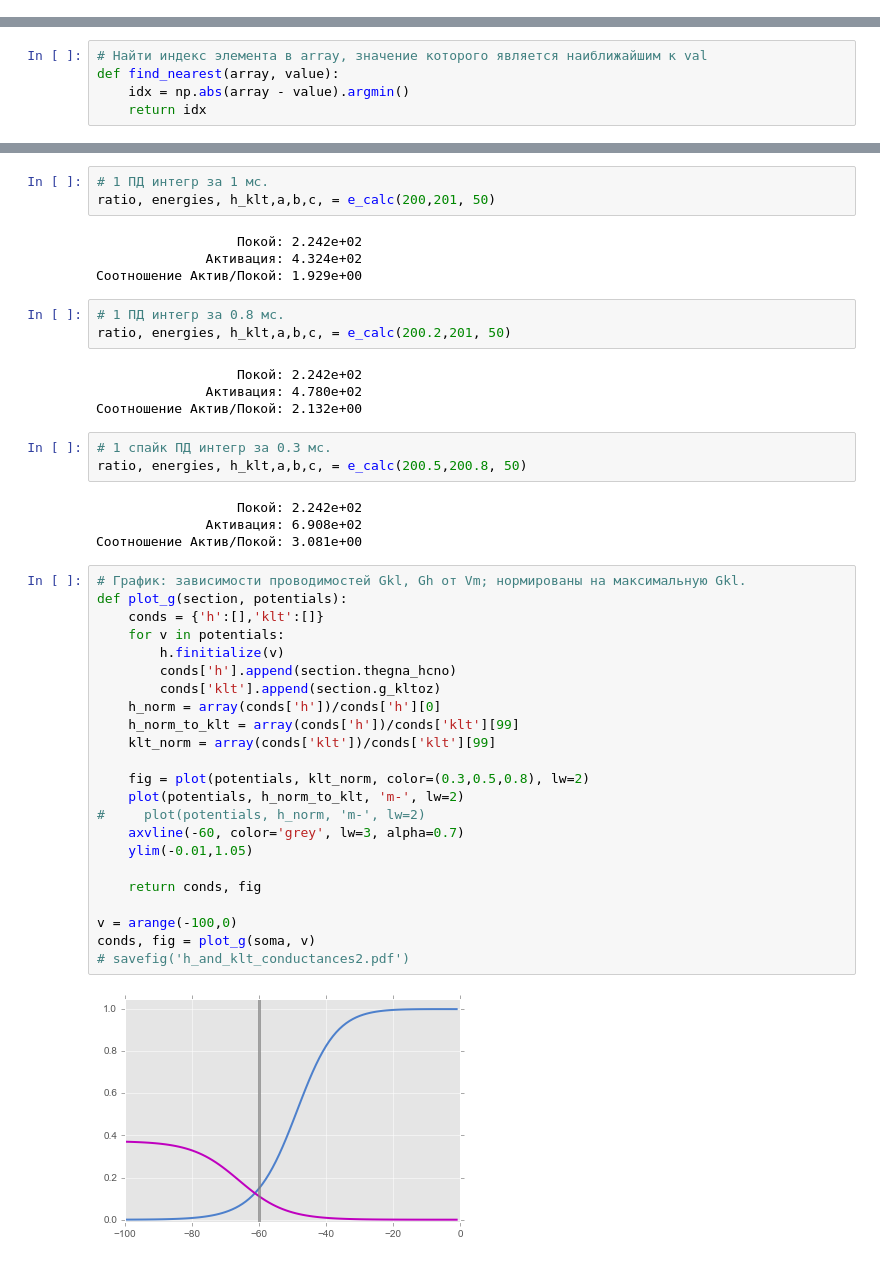
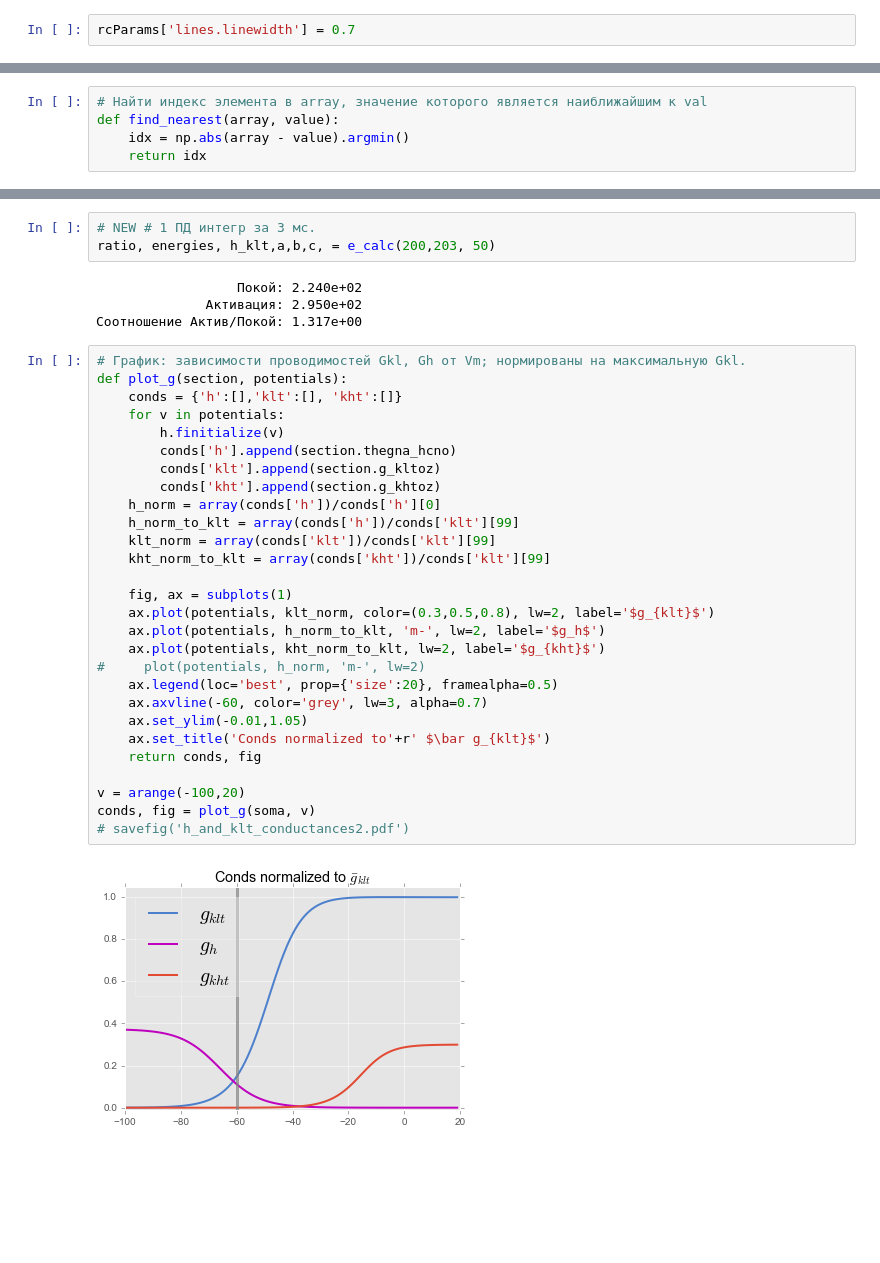
Before and after one commit to Maliboue/Energy_use_by_Octopus_neurons, a Jupyter notebook: Spenser12_model/iSpencer-energy-o.ipynb, the cells around one changed output, grey strips where cells are left out. Drawn from its saved outputs; the diff is of its cells as text; blank space fills up the shorter version.

```diff
--- a/Spenser12_model/iSpencer-energy-o.ipynb
+++ b/Spenser12_model/iSpencer-energy-o.ipynb
@@ -355,0 +450,2 @@ traj, h_klt, cape = go(add_synapses()) # -> ПД
+# %%
+rcParams['lines.linewidth'] = 0.7
@@ -563,48 +680,39 @@ ratio, energies, h_klt,a,b,c, = e_calc(200,203, 50)
               Активация: 2.909e+02
 Соотношение Актив/Покой: 1.299e+00
 # %%
-# 1 ПД интегр за 1 мс.
-ratio, energies, h_klt,a,b,c, = e_calc(200,201, 50)
+# NEW # 1 ПД интегр за 3 мс.
+ratio, energies, h_klt,a,b,c, = e_calc(200,203, 50)
 # %% [output]
-                  Покой: 2.242e+02
-              Активация: 4.324e+02
-Соотношение Актив/Покой: 1.929e+00
+                  Покой: 2.240e+02
+              Активация: 2.950e+02
+Соотношение Актив/Покой: 1.317e+00
-# %%
-# 1 ПД интегр за 0.8 мс.
-ratio, energies, h_klt,a,b,c, = e_calc(200.2,201, 50)
-# %% [output]
-                  Покой: 2.242e+02
-              Активация: 4.780e+02
-Соотношение Актив/Покой: 2.132e+00
-# %%
-# 1 спайк ПД интегр за 0.3 мс.
-ratio, energies, h_klt,a,b,c, = e_calc(200.5,200.8, 50)
-# %% [output]
-                  Покой: 2.242e+02
-              Активация: 6.908e+02
-Соотношение Актив/Покой: 3.081e+00
 # %%
 # График: зависимости проводимостей Gkl, Gh от Vm; нормированы на максимальную Gkl.
 def plot_g(section, potentials):
-    conds = {'h':[],'klt':[]}
+    conds = {'h':[],'klt':[], 'kht':[]}
     for v in potentials:
         h.finitialize(v)
         conds['h'].append(section.thegna_hcno)
         conds['klt'].append(section.g_kltoz)
+        conds['kht'].append(section.g_khtoz)
     h_norm = array(conds['h'])/conds['h'][0]
     h_norm_to_klt = array(conds['h'])/conds['klt'][99]
     klt_norm = array(conds['klt'])/conds['klt'][99]
+    kht_norm_to_klt = array(conds['kht'])/conds['klt'][99]
 
-    fig = plot(potentials, klt_norm, color=(0.3,0.5,0.8), lw=2)
-    plot(potentials, h_norm_to_klt, 'm-', lw=2)
+    fig, ax = subplots(1)
+    ax.plot(potentials, klt_norm, color=(0.3,0.5,0.8), lw=2, label='$g_{klt}$')
+    ax.plot(potentials, h_norm_to_klt, 'm-', lw=2, label='$g_h$')
+    ax.plot(potentials, kht_norm_to_klt, lw=2, label='$g_{kht}$')
 #     plot(potentials, h_norm, 'm-', lw=2)
-    axvline(-60, color='grey', lw=3, alpha=0.7)
-    ylim(-0.01,1.05)
-
+    ax.legend(loc='best', prop={'size':20}, framealpha=0.5)
+    ax.axvline(-60, color='grey', lw=3, alpha=0.7)
+    ax.set_ylim(-0.01,1.05)
+    ax.set_title('Conds normalized to'+r' $\bar g_{klt}$')
     return conds, fig
 
-v = arange(-100,0)
+v = arange(-100,20)
 conds, fig = plot_g(soma, v)
 # savefig('h_and_klt_conductances2.pdf')
 # %% [output]
-[figure, old version]
+[figure, new version]
```
Also changed, not shown: parts of 34 cells of this notebook, 23 other files.
